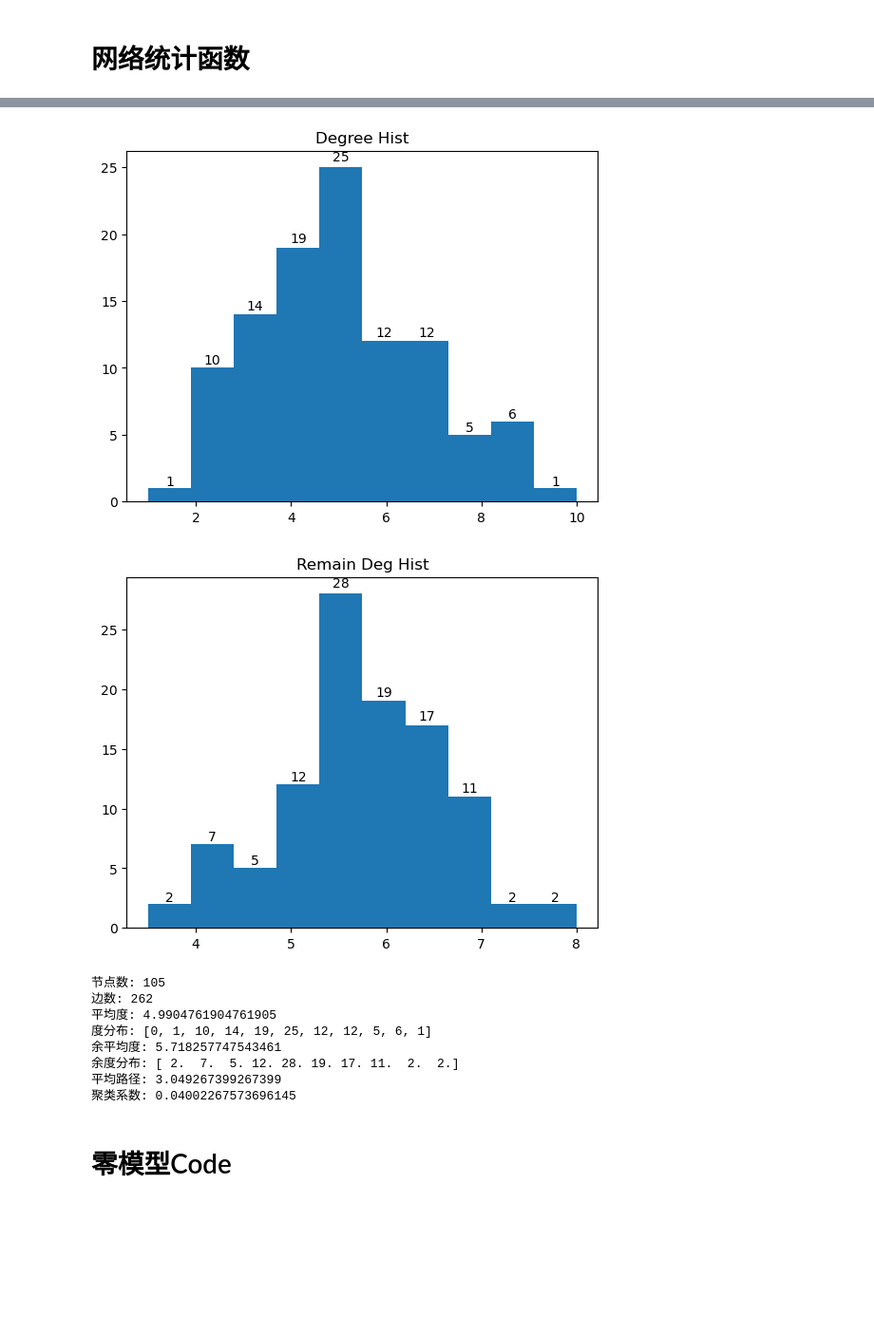
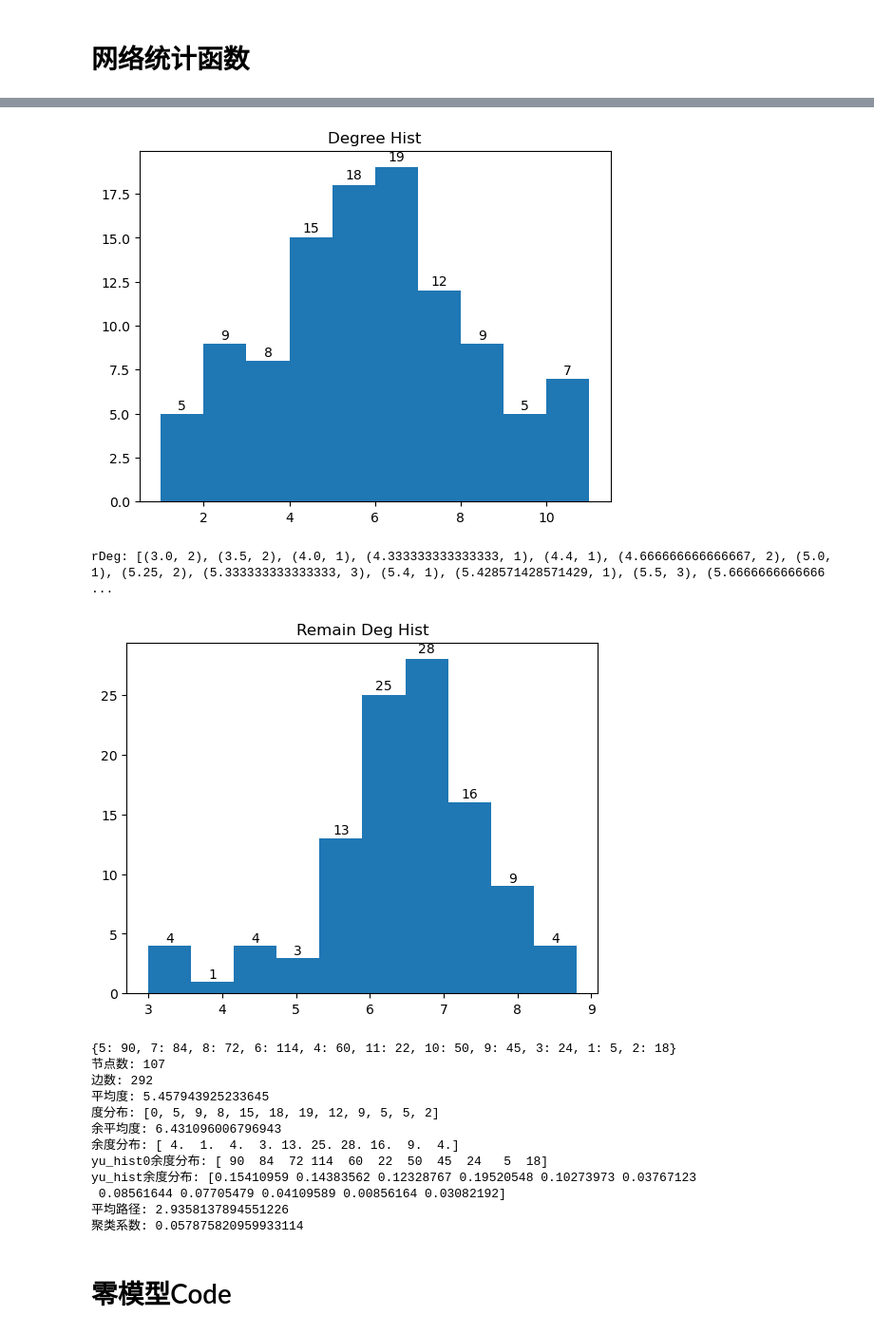
Before and after one commit to Chris-Tang6/Construct_NullModel, a Jupyter notebook: run.ipynb, the cells around one changed output, grey strips where cells are left out. Shown at 95% size. Cells and saved outputs as stored; diff of their text form; code cells hidden in the pictures; blank space fills up the shorter version.

Commit message:
Add files via upload
add a new test data: 11.csv

```diff
--- a/run.ipynb
+++ b/run.ipynb
@@ -94,3 +99,19 @@ Avg Remain Degree: 5.712842025699169
 [figure]
 Hist Remain Degree: [ 2. 10.  6. 13. 17. 15. 24. 10.  6.  2.]
 [(6.0, 8), (5.5, 8), (5.0, 7), (6.2, 5), (6.5, 5), (4.0, 4), (6.333333333333333, 4), (4.25, 3), (4.333333333333333, 3), (6.4, 3), (7.0, 2), (4.8, 2), (4.5, 2), (5.444444444444445, 2), (6.1666666666666 ...
+# %%
+
+
+# 余度分布
+deg_dic = {}
+for pair in g_data.edges:
+    i = pair[0]
+    j = pair[1]
+    deg_i = degree_list[i]
+    deg_j = degree_list[j]
+    # 累加尾节点度数出现的次数
+    deg_dic[deg_i] = deg_dic.get(deg_i, 0) + 1
+    deg_dic[deg_j] = deg_dic.get(deg_j, 0) + 1
+
+print(deg_dic)
+print(np.array([item[1] for item in deg_dic.items()]) / (2*num_edges))
@@ -151,12 +176,33 @@ def statistic_graph(g_data):
         remian_deg_list.append(remain_deg_i)
     avg_degree_remainder = np.sum(remian_deg_list) / num_nodes
 
+
+    rdeg_dic = {}
+    for i in remian_deg_list:
+        rdeg_dic[i] = rdeg_dic.get(i, 0) + 1
+    rdeg_dic = sorted(rdeg_dic.items(), key=lambda x: x[0])
+    print(f'rDeg: {rdeg_dic}')
+
     n, bins, patches = plt.hist(remian_deg_list, bins=10)
     for i in range(len(n)):
         plt.text(bins[i] + (bins[1] - bins[0]) / 2, n[i] * 1.01, int(n[i]), ha='center', va='bottom')
     plt.title('Remain Deg Hist')
     plt.show()
     degree_remainder_hist = patches.datavalues
+
+    # 余度分布
+    deg_dic = {}
+    for pair in g_data.edges:
+        i = pair[0]
+        j = pair[1]
+        deg_i = draw_y[i]
+        deg_j = draw_y[j]
+        # 累加尾节点度数出现的次数
+        deg_dic[deg_i] = deg_dic.get(deg_i, 0) + 1
+        deg_dic[deg_j] = deg_dic.get(deg_j, 0) + 1
+    print(deg_dic)
+    yu_hist0 = np.array([item[1] for item in deg_dic.items()])
+    yu_hist = np.array([item[1] for item in deg_dic.items()]) / (2*num_edges)
 
     # 计算平均路径和聚类系数
     avg_path_length = nx.average_shortest_path_length(g_data)
@@ -172,6 +218,8 @@ def statistic_graph(g_data):
     print("度分布:", degree_hist)
     print("余平均度:", avg_degree_remainder)
     print("余度分布:", degree_remainder_hist)
+    print("yu_hist0余度分布:", yu_hist0)
+    print("yu_hist余度分布:", yu_hist)
     print("平均路径:", avg_path_length)
     print("聚类系数:", avg_clustering_coefficient)
 
@@ -182,13 +230,18 @@ statistic_graph(g_data)
-[figure, old version]
+[figure, new version]
+rDeg: [(3.0, 2), (3.5, 2), (4.0, 1), (4.333333333333333, 1), (4.4, 1), (4.666666666666667, 2), (5.0, 1), (5.25, 2), (5.333333333333333, 3), (5.4, 1), (5.428571428571429, 1), (5.5, 3), (5.6666666666666 ...
-[figure, old version]
+[figure, new version]
-节点数: 105
-边数: 262
-平均度: 4.9904761904761905
-度分布: [0, 1, 10, 14, 19, 25, 12, 12, 5, 6, 1]
-余平均度: 5.718257747543461
-余度分布: [ 2.  7.  5. 12. 28. 19. 17. 11.  2.  2.]
-平均路径: 3.049267399267399
-聚类系数: 0.04002267573696145
+{5: 90, 7: 84, 8: 72, 6: 114, 4: 60, 11: 22, 10: 50, 9: 45, 3: 24, 1: 5, 2: 18}
+节点数: 107
+边数: 292
+平均度: 5.457943925233645
+度分布: [0, 5, 9, 8, 15, 18, 19, 12, 9, 5, 5, 2]
+余平均度: 6.431096006796943
+余度分布: [ 4.  1.  4.  3. 13. 25. 28. 16.  9.  4.]
+yu_hist0余度分布: [ 90  84  72 114  60  22  50  45  24   5  18]
+yu_hist余度分布: [0.15410959 0.14383562 0.12328767 0.19520548 0.10273973 0.03767123
+ 0.08561644 0.07705479 0.04109589 0.00856164 0.03082192]
+平均路径: 2.9358137894551226
+聚类系数: 0.057875820959933114
 # %% [markdown]
 # 零模型Code
 # %%
```
Also changed, not shown: parts of 15 cells of this notebook, 1 other file.
